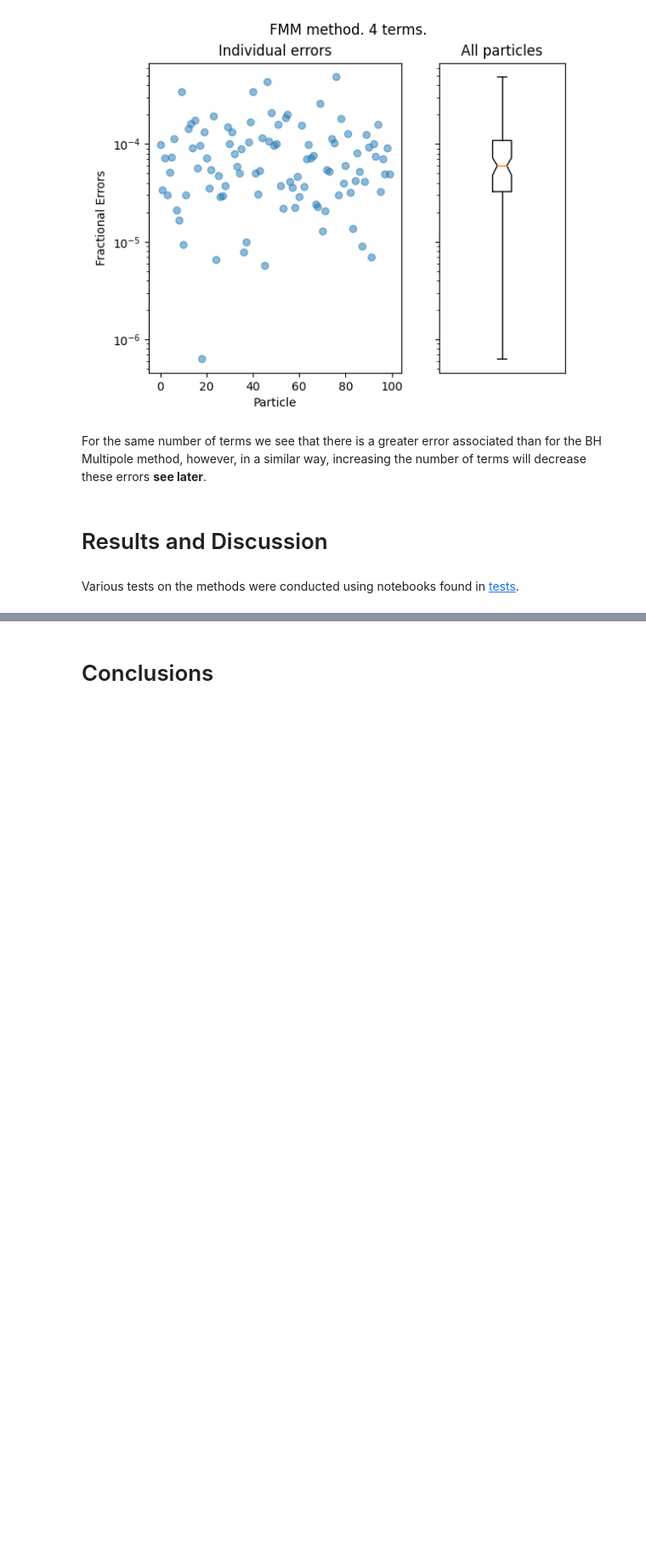
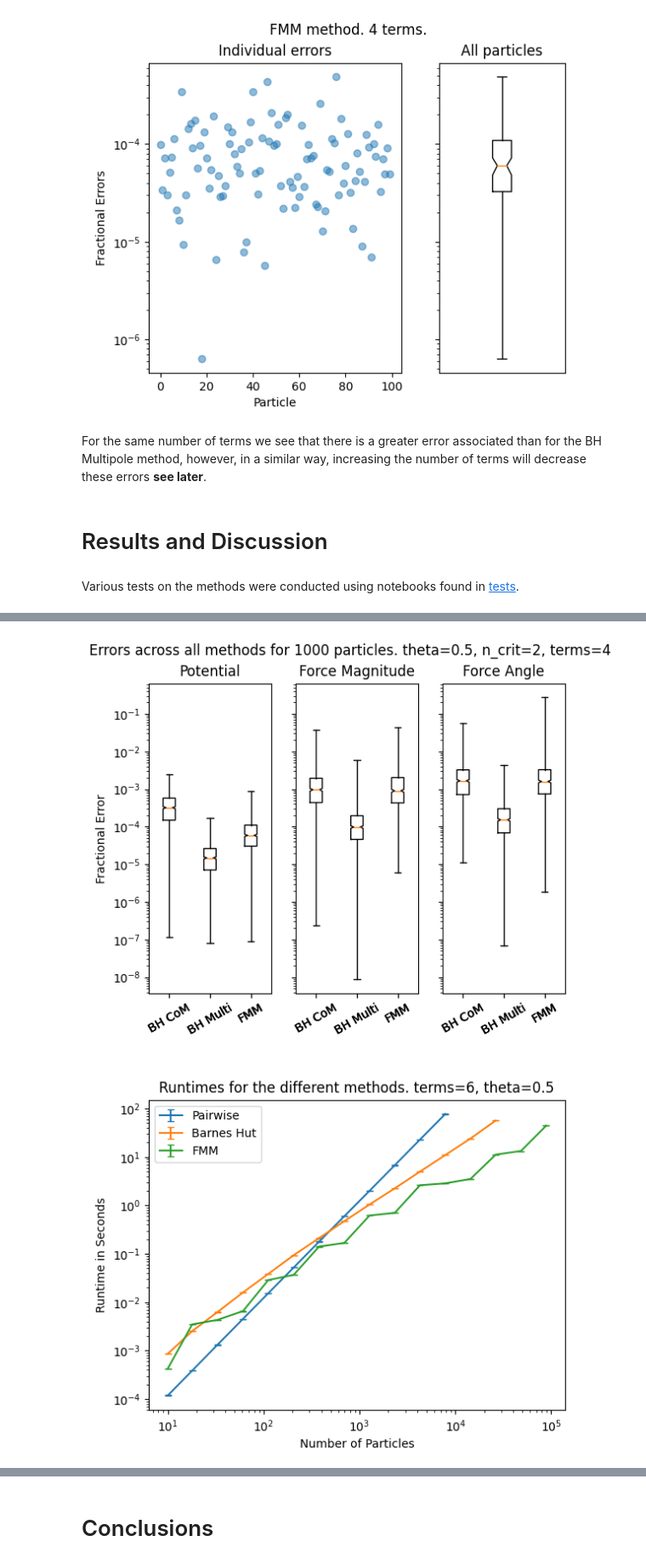
Before and after one commit to Part-II-Computational-Physics/hierarchical-methods-lb880, a Jupyter notebook: Report.ipynb, the cells around one changed output, grey strips where cells are left out. Shown at 85% size. Drawn from its saved outputs; the diff is of its cells as text; code cells hidden in the pictures; blank space fills up the shorter version.

```diff
--- a/Report.ipynb
+++ b/Report.ipynb
@@ -321,0 +335,6 @@ import tests
+# %%
+fig_err = tests.errors.plots.general('tests/errors/data/general.npz')
+fig_time = tests.timings.plots.general('tests/timings//data/general.npz')
+# %% [output]
+[figure, added]
+[figure, added]
```
Also changed, not shown: parts of 22 cells of this notebook, 16 other files.
